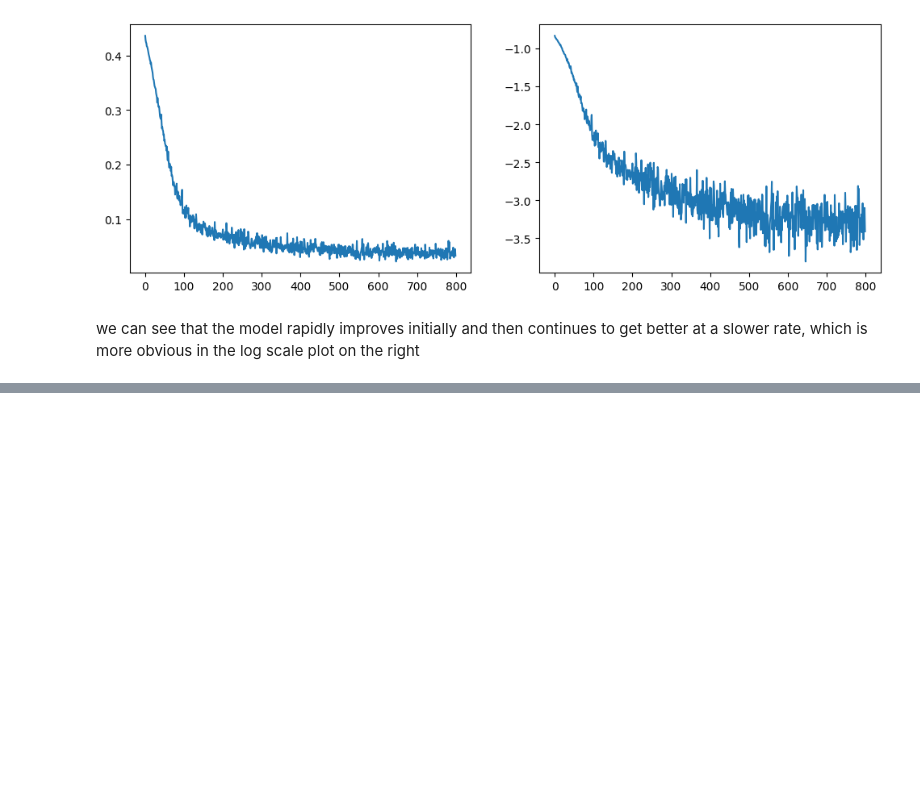
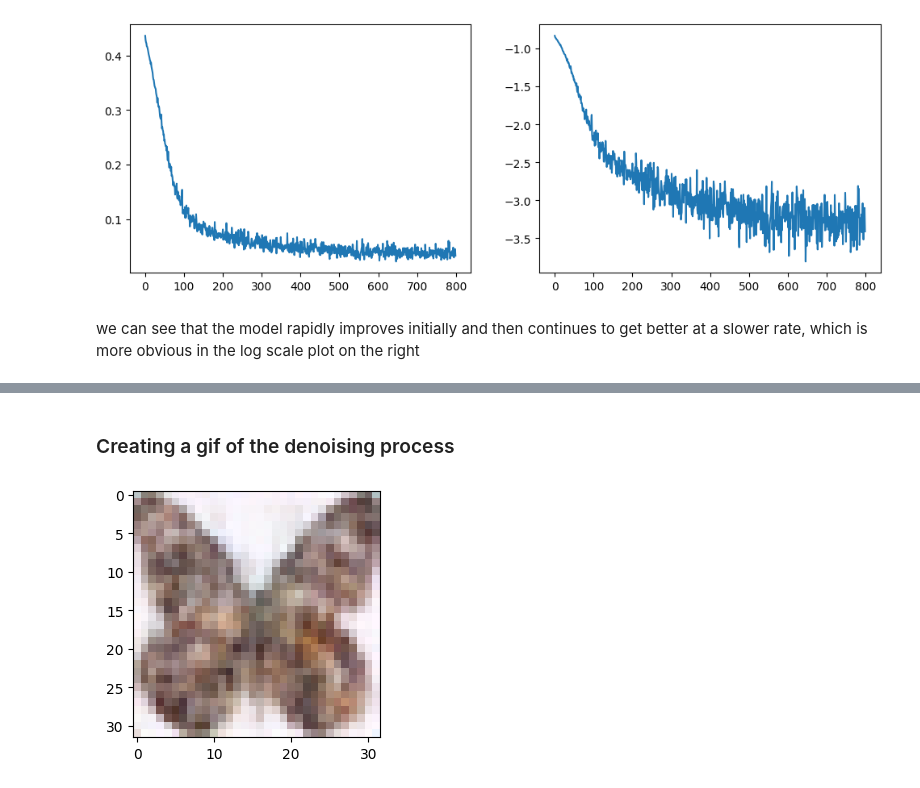
Before and after one commit to rajgarg021/diffusion-from-scratch, a Jupyter notebook: ddpm.ipynb, the cells around one changed output, grey strips where cells are left out. Drawn from its saved outputs; the diff is of its cells as text; code cells hidden in the pictures; blank space fills up the shorter version.

```diff
--- a/ddpm.ipynb
+++ b/ddpm.ipynb
@@ -708,0 +750,19 @@ we can see that the model rapidly improves initially and then continues to get b
+# %% [markdown]
+### Creating a gif of the denoising process
+# %%
+import matplotlib.animation as animation
+
+random_index = 7
+
+fig = plt.figure(figsize=(3.2, 3.2))
+images = []
+for i in range(timesteps):
+    x = samples[i][random_index]
+    image = plt.imshow(show_images(x), animated=True)
+    images.append([image])
+
+animate = animation.ArtistAnimation(fig, images, interval=25, blit=True, repeat_delay=50000)
+animate.save('diffusion.gif')
+plt.show()
+# %% [output]
+[figure, added]
```
Also changed, not shown: parts of 8 cells of this notebook.
